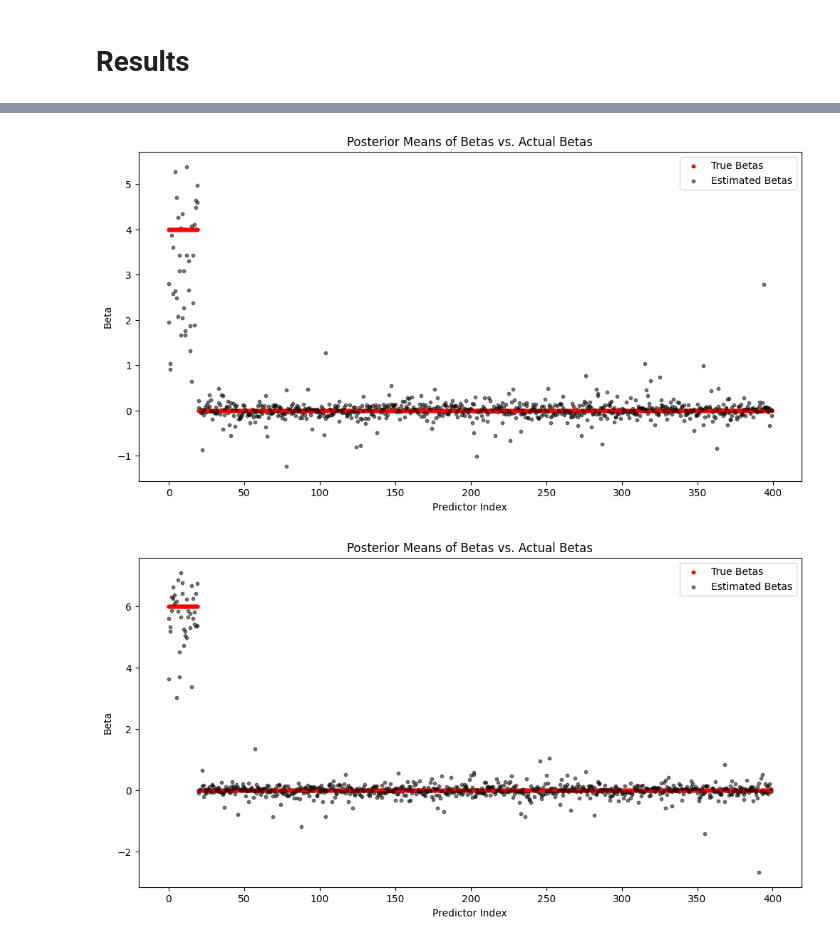
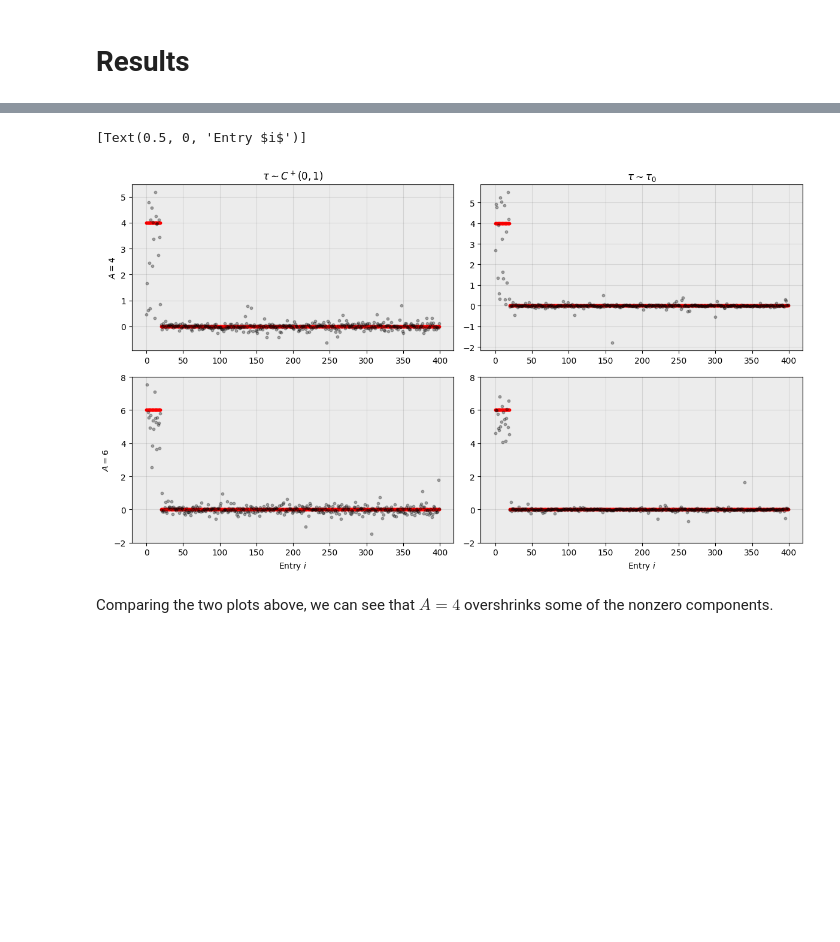
Before and after one commit to Grace0124/numpyro, a Jupyter notebook: horseshoe_prior_2.ipynb, the cells around one changed output, grey strips where cells are left out. Saved outputs shown, nothing was run; the diff lists cells and outputs as text; code cells hidden in the pictures; blank space fills up the shorter version.

```diff
--- a/horseshoe_prior_2.ipynb
+++ b/horseshoe_prior_2.ipynb
@@ -19,6 +20,6 @@ We generate $N$ data realizations with 400 observations per realization. Our tru
 # %%
 # Parameters
-n_realizations = 2
+n_realizations = 10
 p = 400  # Total number of predictors
 p_star = 20 # Total number of non-zero predictors
 sigma = 1 # Noise parameter
@@ -145,20 +145,34 @@ all_samples[4][1]
-# %%
-def plot_posterior_betas(A, beta_stars, posterior_samples):
-    plt.figure(figsize=(12, 6))
-    for i in range(len(beta_stars)):
-        estimated_betas = posterior_samples[i]['betas'].mean(axis=0)
-        plt.scatter(range(len(beta_stars[i])), beta_stars[i], color='red', s=10, label='True Betas' if i == 0 else "")
-        plt.scatter(range(len(estimated_betas)), estimated_betas, color='black', s=10, alpha=0.5, label='Estimated Betas' if i == 0 else "")
-
-    plt.title(f'Posterior Means of Betas vs. Actual Betas')
-    plt.xlabel('Predictor Index')
-    plt.ylabel('Beta')
-    plt.legend()
-    plt.show()
-
-for A in A_values:
-    y_realizations, beta_stars = all_data[A]
-    plot_posterior_betas(A, beta_stars, all_samples[A])
-# %% [output]
-[figure, removed]
-[figure, removed]
+# %%
+def plot_posterior_betas(A, beta_stars, posterior_samples, ax):
+    i = random.randrange(0, len(beta_stars))
+    estimated_betas = posterior_samples[i]['betas'].mean(axis=0) # get the average value of beta_i for all 4000 samples (4 chains x 1000 samples/chain)
+    ax.scatter(range(len(beta_stars[i])), beta_stars[i], color='red', s=10, label='True Betas' if i == 0 else "") # plot actual betas
+    ax.scatter(range(len(estimated_betas)), estimated_betas, color='black', s=10, alpha=0.3, label='Estimated Betas' if i == 0 else "") # plot estimated betas
+
+
+fig, ((ax1, ax2), (ax3, ax4)) = plt.subplots(2, 2, figsize=(12, 7), layout="tight")
+for ax in [ax1, ax2, ax3, ax4]:
+    #ax.label_outer() # hide x-labels and tick labels for some plots
+    ax.set_facecolor("#ECECEC") # set graph background color to grey
+    ax.grid(visible=True, color="black", alpha=0.1) # add grid lines
+ax4.set_ylim([-2, 8])
+ax3.set_ylim([-2, 8])
+
+d = {4: {"Half-Cauchy": ax1, "Tau_0": ax2}, 6: {"Half-Cauchy": ax3, "Tau_0": ax4}}
+
+for A in A_values:
+    for tau in ["Half-Cauchy", "Tau_0"]:
+        y_realizations, beta_stars = all_data[A]
+        plot_posterior_betas(A, beta_stars, all_samples[A][tau], d[A][tau])
+
+# add labels to graph
+ax1.set_title(r'$\tau \sim C^+(0, 1)$')
+ax2.set_title(r'$\tau \sim \tau_0$')
+ax1.set(ylabel=r'$A=4$')
+ax3.set(ylabel=r'$A=6$', xlabel=r'Entry $i$')
+ax4.set(xlabel=r'Entry $i$')
+# %% [output]
+[Text(0.5, 0, 'Entry $i$')]
+[figure, added]
+# %% [markdown]
+Comparing the two plots above, we can see that $A=4$ overshrinks some of the nonzero components.
```
Also changed, not shown: parts of 8 cells of this notebook.
